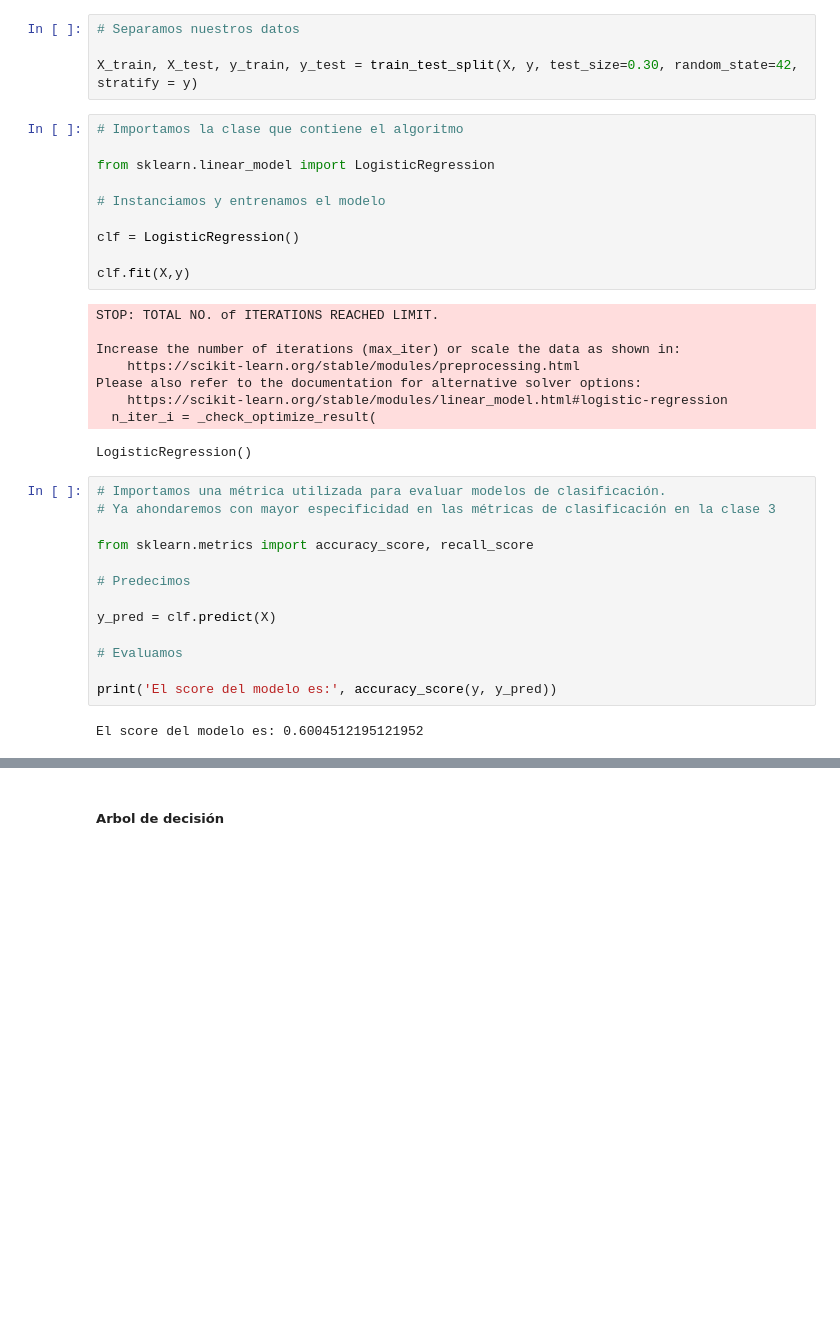
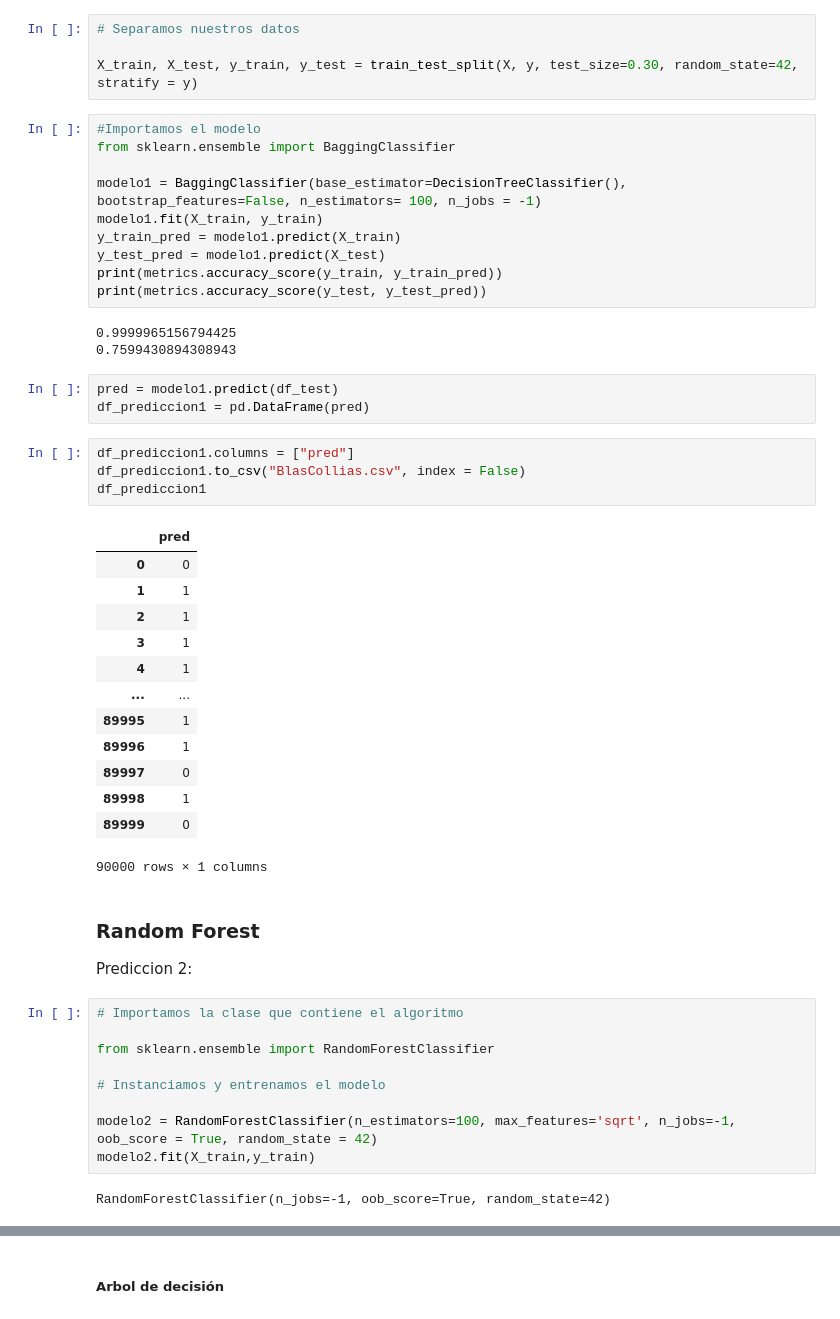
Before and after one commit to BlasCollias/Datathon, a Jupyter notebook: Proyecto.ipynb, the cells around one changed output, grey strips where cells are left out. Drawn from its saved outputs; the diff is of its cells as text; blank space fills up the shorter version.

```diff
--- a/Proyecto.ipynb
+++ b/Proyecto.ipynb
@@ -365,37 +378,51 @@ y = df_train['target']
 # Separamos nuestros datos
 
 X_train, X_test, y_train, y_test = train_test_split(X, y, test_size=0.30, random_state=42, stratify = y)
+# %%
+#Importamos el modelo
+from sklearn.ensemble import BaggingClassifier
+
+modelo1 = BaggingClassifier(base_estimator=DecisionTreeClassifier(), bootstrap_features=False, n_estimators= 100, n_jobs = -1)
+modelo1.fit(X_train, y_train)
+y_train_pred = modelo1.predict(X_train)
+y_test_pred = modelo1.predict(X_test)
+print(metrics.accuracy_score(y_train, y_train_pred))
+print(metrics.accuracy_score(y_test, y_test_pred))
+# %% [output]
+0.9999965156794425
+0.7599430894308943
+# %%
+pred = modelo1.predict(df_test)
+df_prediccion1 = pd.DataFrame(pred)
+# %%
+df_prediccion1.columns = ["pred"]
+df_prediccion1.to_csv("BlasCollias.csv", index = False)
+df_prediccion1
+# %% [output]
+|  | pred |
+| 0 | 0 |
+| 1 | 1 |
+| 2 | 1 |
+| 3 | 1 |
+| 4 | 1 |
+| ... | ... |
+| 89995 | 1 |
+| 89996 | 1 |
+| 89997 | 0 |
+| 89998 | 1 |
+| 89999 | 0 |
+90000 rows × 1 columns
+# %% [markdown]
+### Random Forest
+Prediccion 2:
 # %%
 # Importamos la clase que contiene el algoritmo
 
-from sklearn.linear_model import LogisticRegression
+from sklearn.ensemble import RandomForestClassifier
 
 # Instanciamos y entrenamos el modelo
 
-clf = LogisticRegression()
-
-clf.fit(X,y)
+modelo2 = RandomForestClassifier(n_estimators=100, max_features='sqrt', n_jobs=-1, oob_score = True, random_state = 42)
+modelo2.fit(X_train,y_train)
 # %% [output]
-STOP: TOTAL NO. of ITERATIONS REACHED LIMIT.
-
-Increase the number of iterations (max_iter) or scale the data as shown in:
-    https://scikit-learn.org/stable/modules/preprocessing.html
-Please also refer to the documentation for alternative solver options:
-    https://scikit-learn.org/stable/modules/linear_model.html#logistic-regression
-  n_iter_i = _check_optimize_result(
+RandomForestClassifier(n_jobs=-1, oob_score=True, random_state=42)
-LogisticRegression()
-# %%
-# Importamos una métrica utilizada para evaluar modelos de clasificación.
-# Ya ahondaremos con mayor especificidad en las métricas de clasificación en la clase 3
-
-from sklearn.metrics import accuracy_score, recall_score
-
-# Predecimos
-
-y_pred = clf.predict(X)
-
-# Evaluamos
-
-print('El score del modelo es:', accuracy_score(y, y_pred))
-# %% [output]
-El score del modelo es: 0.6004512195121952
```
Also changed, not shown: parts of 14 cells of this notebook, 1 other file.
